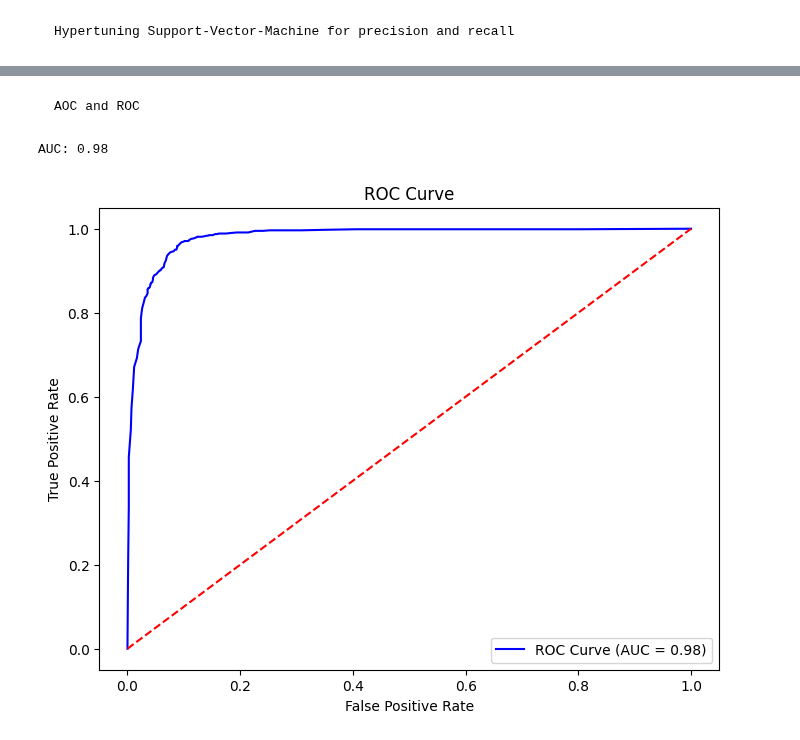
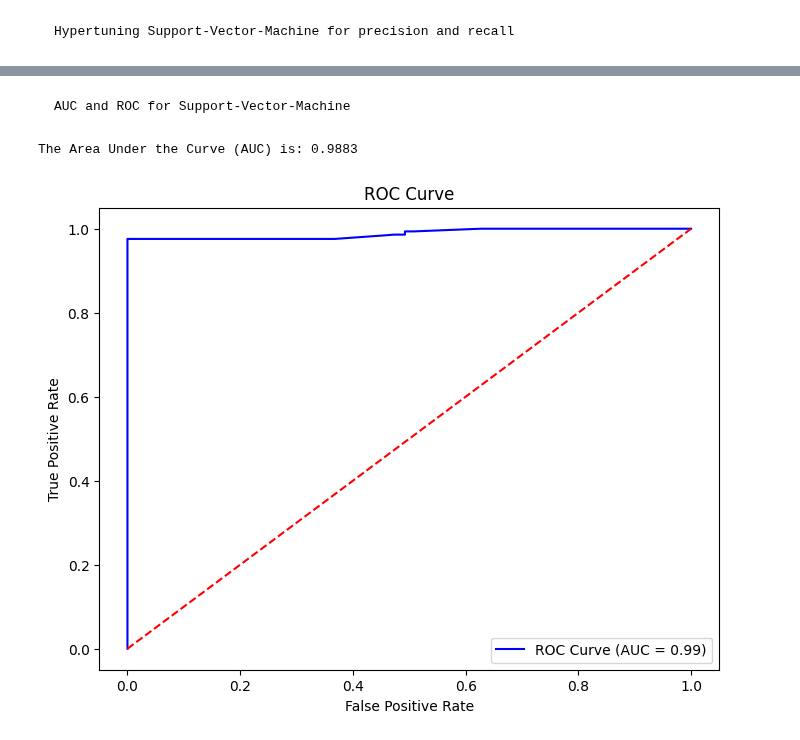
Before and after one commit to Julian-wi22060/DataExplorationProject, a Jupyter notebook: marquardt.ipynb, the cells around one changed output, grey strips where cells are left out. Drawn from its saved outputs; the diff is of its cells as text; code cells hidden in the pictures.

Commit message:
Use feature-selection for predictions

```diff
--- a/marquardt.ipynb
+++ b/marquardt.ipynb
@@ -222,13 +222,17 @@ RFE outputs bool-value for features wheter important = True or False
 fisher_scores, _ = f_classif(X, y)
 top_fisher_features = [X.columns[i] for i in np.argsort(fisher_scores)[-10:]]
 
+# Print the top 10 Fisher score features
+print("Top 10 features based on Fisher Score:")
+for feature in top_fisher_features:
+    print(feature)
+
 # Feature selection using chi-square-score
 chi2_scores, _ = chi2(X, y)
 top_chi2_features = [X.columns[i] for i in np.argsort(chi2_scores)[-10:]]
 
 # Plotting all three feature-evalutation-models
-plt.figure(figsize=(15, 8))
-
+plt.figure(figsize=(15, 5))
 
 plt.subplot(1, 3, 1)
 plt.barh(range(len(rfe_scores)), rfe_scores)
@@ -449,13 +524,17 @@ weighted avg       1.00      1.00      1.00      1625
 # %% [markdown]
     Support-Vector-Machine
 # %%
+# Select only the chosen features from the training and test data
+X_train_selected = X_train[selected_features]
+X_test_selected = X_test[selected_features]
+
 # Initialize OrdinalEncoder for ordinal features and LabelEncoder for target labels
 enc_x = OrdinalEncoder()
 enc_y = LabelEncoder()
 
 # Transform the training and test features using OrdinalEncoder
-x_train_transf = enc_x.fit_transform(X_train)
-x_test_transf = enc_x.transform(X_test)
+x_train_transf = enc_x.fit_transform(X_train_selected)
+x_test_transf = enc_x.transform(X_test_selected)
 
 # Transform the training and test target labels using LabelEncoder
 y_train_transf = enc_y.fit_transform(Y_train)
@@ -487,7 +566,7 @@ plt.figure(figsize=(6, 1))
 sns.heatmap(cm, annot=True, fmt="d", cmap="Blues", cbar=False)
 plt.xlabel('Predicted Labels')
 plt.ylabel('True Labels')
-plt.title('Confusionmatrix')
+plt.title('Confusion Matrix')
 plt.show()
 # %% [output]
 Classification report:
@@ -572,40 +635,39 @@ weighted avg       1.00      1.00      1.00      1625
 # %% [markdown]
-    AOC and ROC
+    AUC and ROC for Support-Vector-Machine
-# %%
-# Generate synthetic dataset with 8124 samples, 23 features, and a binary target variable just as mushrooms.csv (see mushroom_data.shape)
-X2, y2 = make_classification(n_samples=8124, n_features=23, random_state=42)
-
-# Split the dataset into training and test sets with a ratio of 80:20
-X2_train, X2_test, y2_train, y2_test = train_test_split(X2, y2, test_size=0.2, random_state=42)
-
-# Initialize RandomForestClassifier
-model = RandomForestClassifier()
-
-# Fit the model on the training data
-model.fit(X2_train, y2_train)
-
-# Predict probabilities for the test set
-y2_pred_prob = model.predict_proba(X2_test)[:, 1]
-
-# Compute the Area Under the Receiver Operating Characteristic Curve (ROC AUC) score
-auc = roc_auc_score(y2_test, y2_pred_prob)
-
-# Print the ROC AUC score
-print(f"AUC: {auc:.2f}")
-# %% [output]
-AUC: 0.98
+# %%
+# Define the classifier with probability=True
+classifier = svm.SVC(kernel='poly', C=100, probability=True).fit(x_train_rescaled, y_train_transf)
+
+# Create the full pipeline
+pipeline = Pipeline([
+    ('preprocessor', preprocessor),
+    ('classifier', classifier)
+])
+
+# Fit the pipeline on the training data
+pipeline.fit(X_train_selected, Y_train)
+
+# Predict probabilities on the test set
+y_pred_proba = pipeline.predict_proba(X_test_selected)[:, 1]
+
+# Compute the AUC
+auc = roc_auc_score(Y_test, y_pred_proba)
+
+print(f"The Area Under the Curve (AUC) is: {auc:.4f}")
+# %% [output]
+The Area Under the Curve (AUC) is: 0.9883
 # %%
 # Calculate ROC-curve
-fpr, tpr, thresholds = roc_curve(y2_test, y2_pred_prob)
+fpr, tpr, thresholds = roc_curve(Y_test, y_pred_proba)
 
 # Plot ROC-curve
 plt.figure(figsize=(8, 6))
 plt.plot(fpr, tpr, color='blue', label=f'ROC Curve (AUC = {auc:.2f})')
 plt.plot([0, 1], [0, 1], color='red', linestyle='--')
 plt.xlabel('False Positive Rate')
 plt.ylabel('True Positive Rate')
 plt.title('ROC Curve')
 plt.legend(loc='lower right')
 plt.show()
 # %% [output]
-[figure, old version]
+[figure, new version]
```
Also changed, not shown: parts of 9 cells of this notebook.
